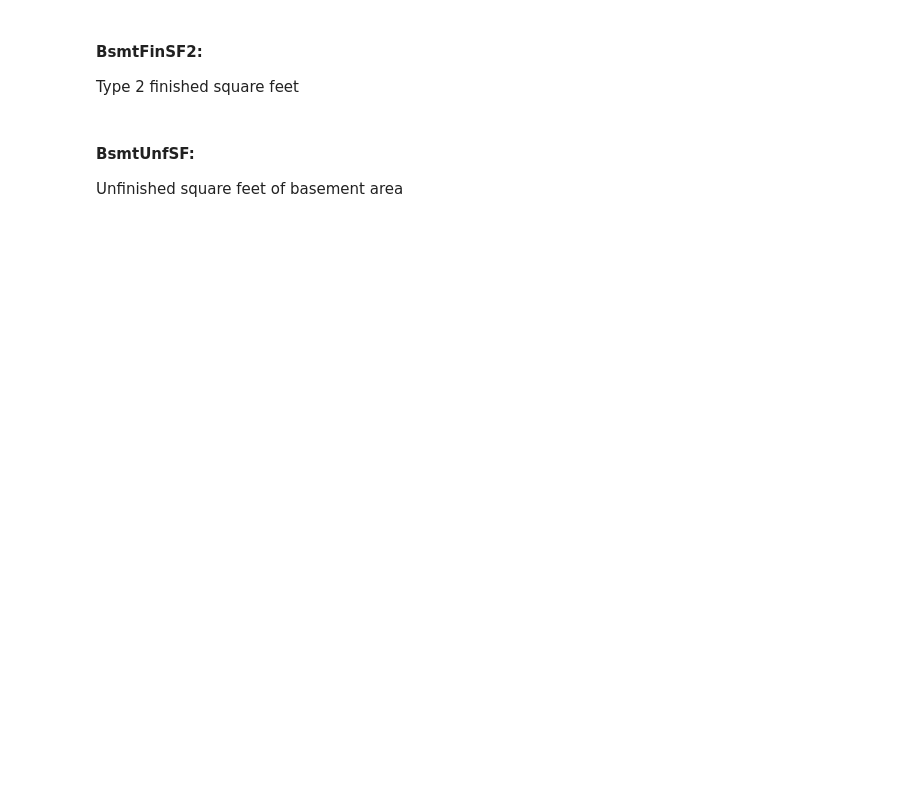
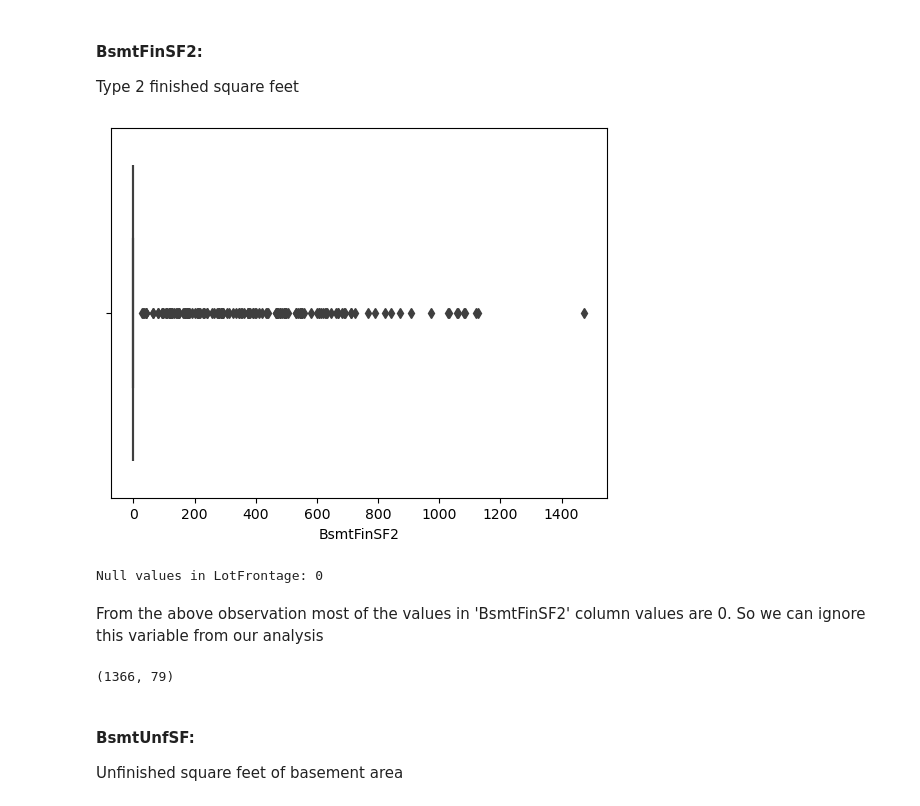
Before and after one commit to bhanu481/Surprise-Housing-Australia, a Jupyter notebook: Surprise-Housing-Australia.ipynb, the cells around one changed output. Drawn from its saved outputs; the diff is of its cells as text; code cells hidden in the pictures; blank space fills up the shorter version.

```diff
--- a/Surprise-Housing-Australia.ipynb
+++ b/Surprise-Housing-Australia.ipynb
@@ -183,6 +196,20 @@ Type 1 finished square feet
 # %% [markdown]
 #### BsmtFinSF2:
 Type 2 finished square feet
+# %%
+sns.boxplot(x = 'BsmtFinSF2' ,data = df_housing)#  hue = 'YrSold',
+plt.show()
+print("Null values in LotFrontage:",df_housing.BsmtFinSF2.isna().sum())
+# %% [output]
+[figure, added]
+Null values in LotFrontage: 0
+# %% [markdown]
+From the above observation most of the values in 'BsmtFinSF2' column values are 0. So we can ignore this variable from our analysis
+# %%
+df_housing = df_housing.drop('BsmtFinSF2', axis=1)
+df_housing.shape
+# %% [output]
+(1366, 79)
 # %% [markdown]
 #### BsmtUnfSF:
 Unfinished square feet of basement area
```
Also changed, not shown: parts of 17 cells of this notebook.
